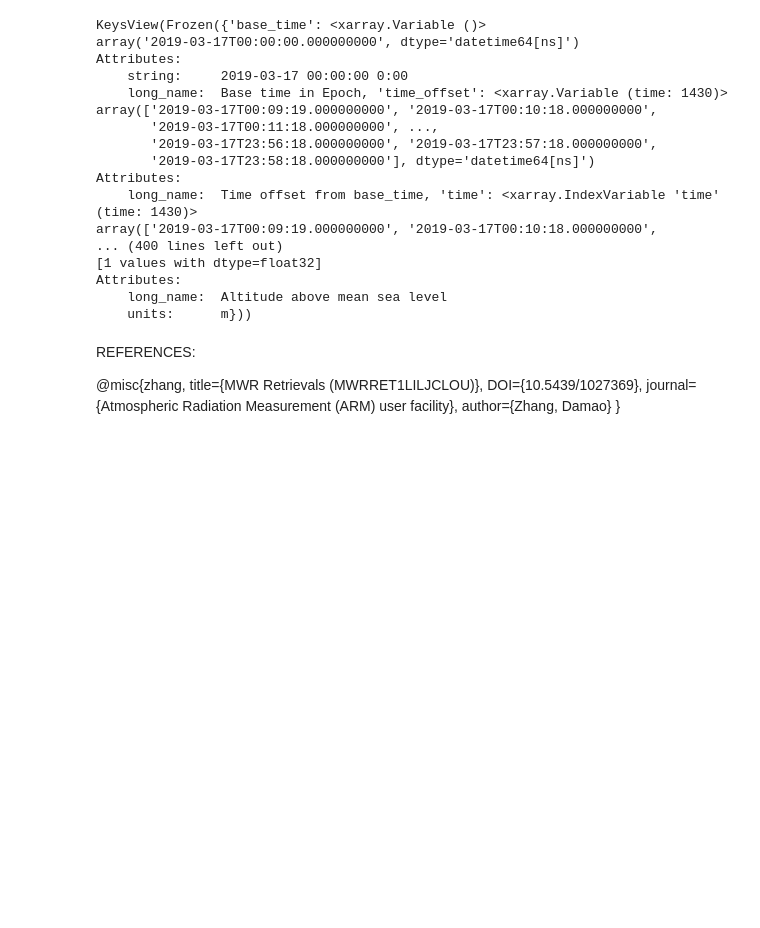
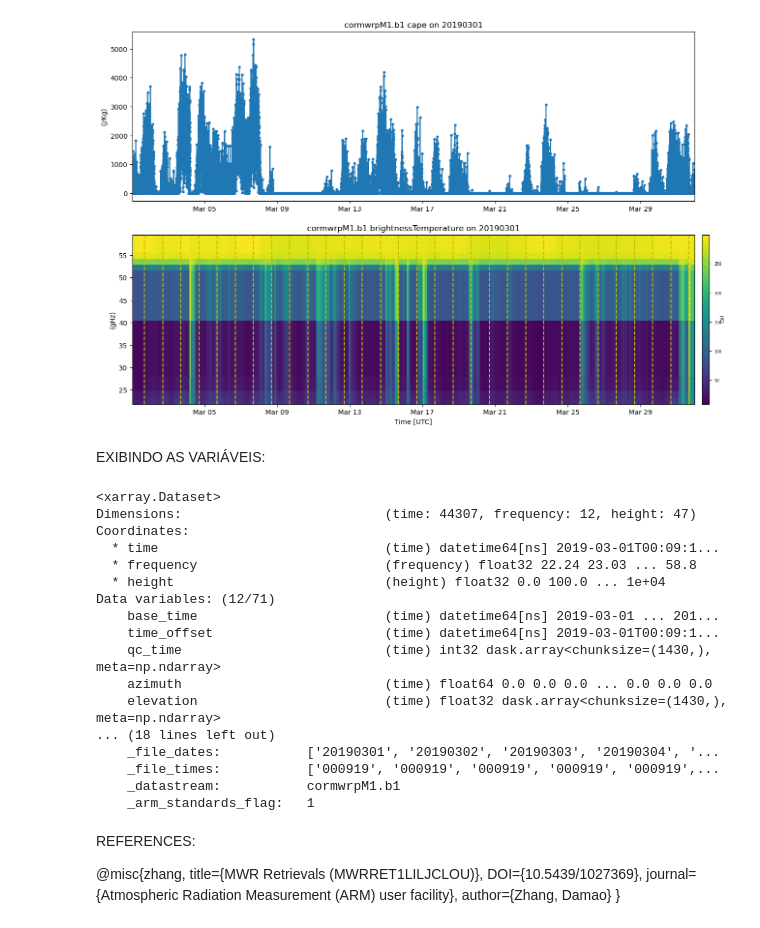
Before and after one commit to lourencocavalcante/CAP-730-Research-Proposal-Dissertation, a Jupyter notebook: Notebooks/arm_corMWRP_down_and_view.ipynb, the cells around one changed output. Drawn from its saved outputs; the diff is of its cells as text; code cells hidden in the pictures; blank space fills up the shorter version.

```diff
--- a/Notebooks/arm_corMWRP_down_and_view.ipynb
+++ b/Notebooks/arm_corMWRP_down_and_view.ipynb
@@ -71,23 +73,36 @@ plt.savefig(f'{datastream}/output/figures/{datastream}_{hoje}_{hora}.png')
+# %%
+# You can use tuples if the datasets in the tuple contain a
+# datastream attribute. This is required in all ARM datasets.
+display = act.plotting.TimeSeriesDisplay((mwr_mp3000a_ds, ceil_ds), subplot_shape=(2,), figsize=(15, 10))
+display.plot('cape', 'cormwrpM1.b1', subplot_index=(0,))
+display.plot('brightnessTemperature', 'cormwrpM1.b1', subplot_index=(1,))
+display.day_night_background('cormwrpM1.b1', subplot_index=(1,))
+plt.show()
+# %% [output]
+[figure, added]
+# %% [markdown]
+EXIBINDO AS VARIÁVEIS:
 # %%
-print(mwr_mp3000a_ds.variables.keys())
+#print(mwr_mp3000a_ds.variables.keys())
+print(mwr_mp3000a_ds)
 # %% [output]
-KeysView(Frozen({'base_time': <xarray.Variable ()>
-array('2019-03-17T00:00:00.000000000', dtype='datetime64[ns]')
-Attributes:
-    string:     2019-03-17 00:00:00 0:00
-    long_name:  Base time in Epoch, 'time_offset': <xarray.Variable (time: 1430)>
-array(['2019-03-17T00:09:19.000000000', '2019-03-17T00:10:18.000000000',
-       '2019-03-17T00:11:18.000000000', ...,
-       '2019-03-17T23:56:18.000000000', '2019-03-17T23:57:18.000000000',
-       '2019-03-17T23:58:18.000000000'], dtype='datetime64[ns]')
-Attributes:
-    long_name:  Time offset from base_time, 'time': <xarray.IndexVariable 'time' (time: 1430)>
-array(['2019-03-17T00:09:19.000000000', '2019-03-17T00:10:18.000000000',
-... (400 lines left out)
-[1 values with dtype=float32]
-Attributes:
-    long_name:  Altitude above mean sea level
-    units:      m}))
+<xarray.Dataset>
+Dimensions:                          (time: 44307, frequency: 12, height: 47)
+Coordinates:
+  * time                             (time) datetime64[ns] 2019-03-01T00:09:1...
+  * frequency                        (frequency) float32 22.24 23.03 ... 58.8
+  * height                           (height) float32 0.0 100.0 ... 1e+04
+Data variables: (12/71)
+    base_time                        (time) datetime64[ns] 2019-03-01 ... 201...
+    time_offset                      (time) datetime64[ns] 2019-03-01T00:09:1...
+    qc_time                          (time) int32 dask.array<chunksize=(1430,), meta=np.ndarray>
+    azimuth                          (time) float64 0.0 0.0 0.0 ... 0.0 0.0 0.0
+    elevation                        (time) float32 dask.array<chunksize=(1430,), meta=np.ndarray>
+... (18 lines left out)
+    _file_dates:           ['20190301', '20190302', '20190303', '20190304', '...
+    _file_times:           ['000919', '000919', '000919', '000919', '000919',...
+    _datastream:           cormwrpM1.b1
+    _arm_standards_flag:   1
 # %% [markdown]
 REFERENCES:
 
```
Also changed, not shown: parts of 1 cell of this notebook, 11 other files.
